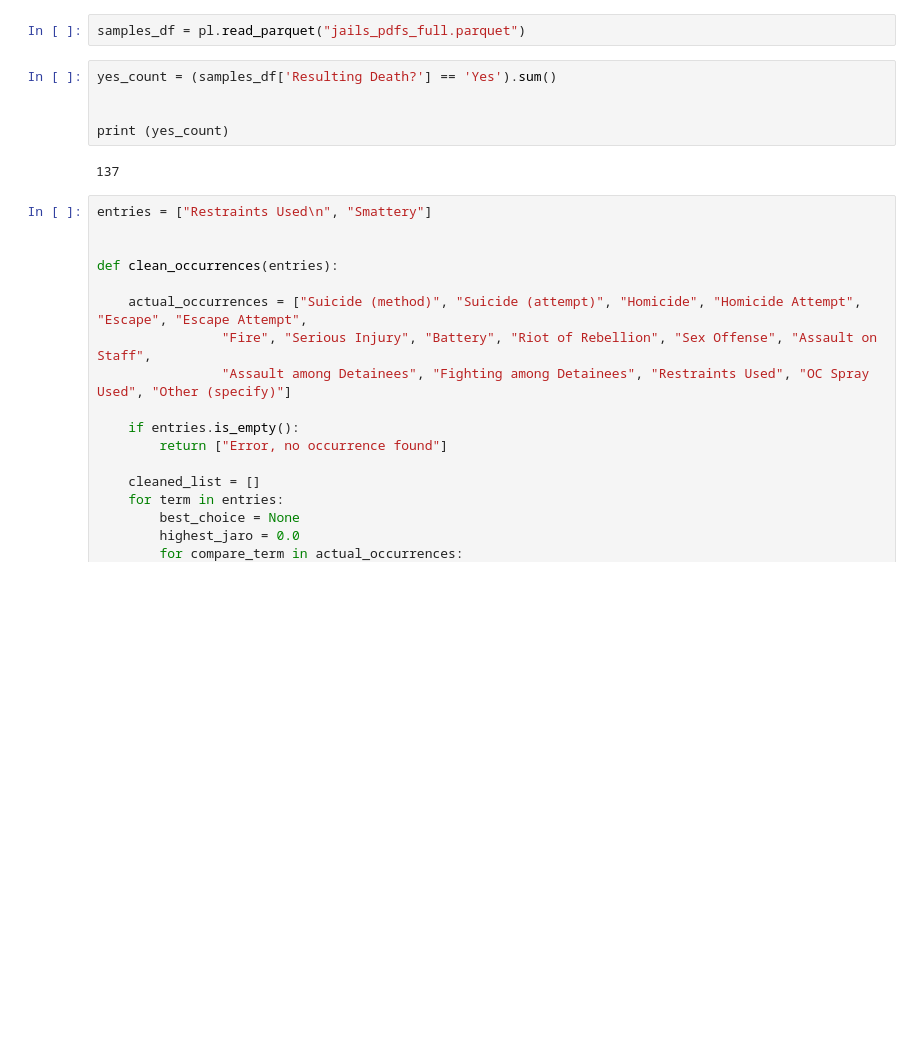
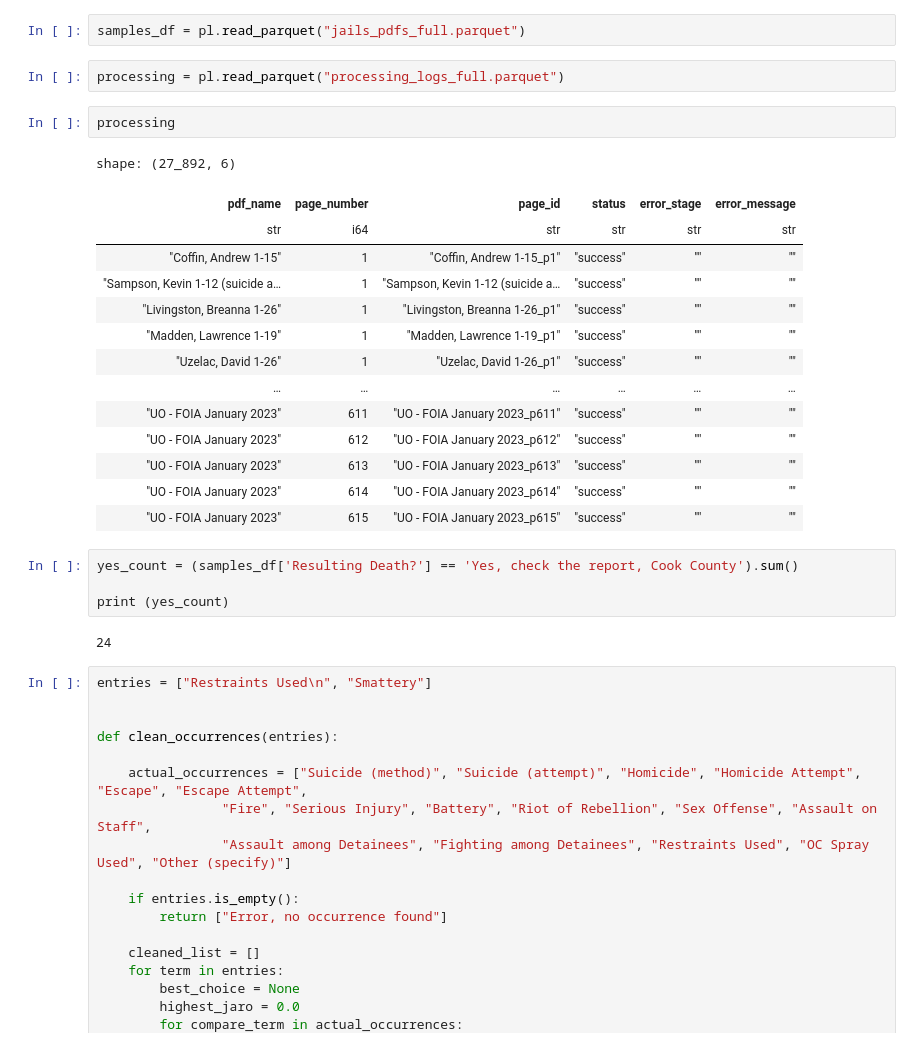
Before and after one commit to mansueto-institute/jail-events, a Jupyter notebook: src/jail-events/notebooks/ganon_cleaning.ipynb, the cells around one changed output. Saved outputs shown, nothing was run; the diff lists cells and outputs as text; blank space fills up the shorter version.

```diff
--- a/src/jail-events/notebooks/ganon_cleaning.ipynb
+++ b/src/jail-events/notebooks/ganon_cleaning.ipynb
@@ -9,13 +9,31 @@ import re
 import altair as alt
 # %%
 samples_df = pl.read_parquet("jails_pdfs_full.parquet")
+# %%
+processing = pl.read_parquet("processing_logs_full.parquet")
+# %%
+processing
+# %% [output]
+shape: (27_892, 6)
+| pdf_name | page_number | page_id | status | error_stage | error_message |
+| str | i64 | str | str | str | str |
+| "Coffin, Andrew 1-15" | 1 | "Coffin, Andrew 1-15_p1" | "success" | "" | "" |
+| "Sampson, Kevin 1-12 (suicide a… | 1 | "Sampson, Kevin 1-12 (suicide a… | "success" | "" | "" |
+| "Livingston, Breanna 1-26" | 1 | "Livingston, Breanna 1-26_p1" | "success" | "" | "" |
+| "Madden, Lawrence 1-19" | 1 | "Madden, Lawrence 1-19_p1" | "success" | "" | "" |
+| "Uzelac, David 1-26" | 1 | "Uzelac, David 1-26_p1" | "success" | "" | "" |
+| … | … | … | … | … | … |
+| "UO - FOIA January 2023" | 611 | "UO - FOIA January 2023_p611" | "success" | "" | "" |
+| "UO - FOIA January 2023" | 612 | "UO - FOIA January 2023_p612" | "success" | "" | "" |
+| "UO - FOIA January 2023" | 613 | "UO - FOIA January 2023_p613" | "success" | "" | "" |
+| "UO - FOIA January 2023" | 614 | "UO - FOIA January 2023_p614" | "success" | "" | "" |
+| "UO - FOIA January 2023" | 615 | "UO - FOIA January 2023_p615" | "success" | "" | "" |
 # %%
-yes_count = (samples_df['Resulting Death?'] == 'Yes').sum()
-
+yes_count = (samples_df['Resulting Death?'] == 'Yes, check the report, Cook County').sum()
 
 print (yes_count)
 # %% [output]
-137
+24
 # %%
 entries = ["Restraints Used\n", "Smattery"]
 
```
Also changed, not shown: parts of 14 cells of this notebook, 2 other files.
